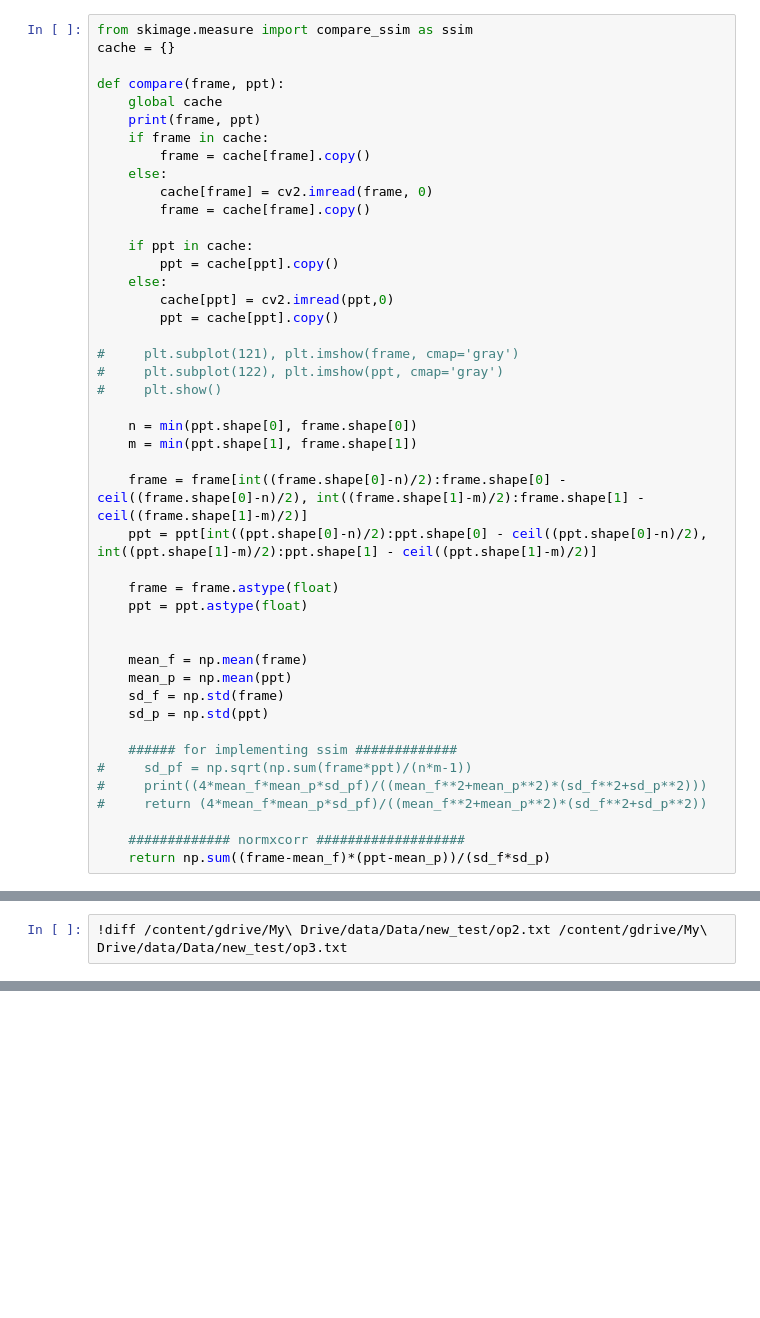
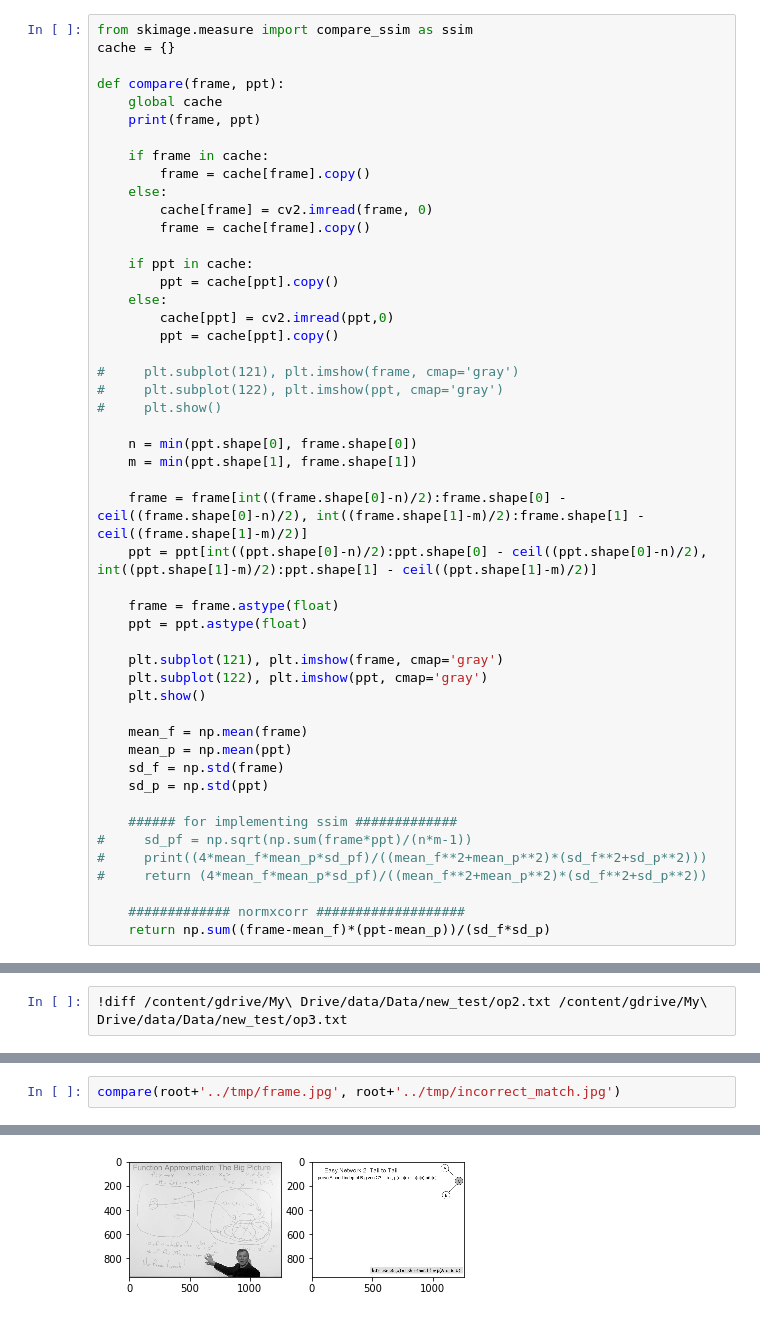
Before and after one commit to alti-tude/video-slide-matching, a Jupyter notebook: main.ipynb, the cells around one changed output, grey strips where cells are left out. Saved outputs shown, nothing was run; the diff lists cells and outputs as text; blank space fills up the shorter version.

```diff
--- a/main.ipynb
+++ b/main.ipynb
@@ -47,6 +57,7 @@ cache = {}
 def compare(frame, ppt):
     global cache
     print(frame, ppt)
+
     if frame in cache:
         frame = cache[frame].copy()
     else:
@@ -72,6 +83,9 @@ def compare(frame, ppt):
     frame = frame.astype(float)
     ppt = ppt.astype(float)
 
+    plt.subplot(121), plt.imshow(frame, cmap='gray')
+    plt.subplot(122), plt.imshow(ppt, cmap='gray')
+    plt.show()
 
     mean_f = np.mean(frame)
     mean_p = np.mean(ppt)
@@ -118,0 +137,3 @@ compare(root+'../tmp/frame.jpg', root+'../tmp/correct_match.jpg')
+# %%
+compare(root+'../tmp/frame.jpg', root+'../tmp/incorrect_match.jpg')
+# %% [output]
@@ -118,0 +141 @@ compare(root+'../tmp/frame.jpg', root+'../tmp/correct_match.jpg')
+[figure, added]
```
Also changed, not shown: parts of 4 cells of this notebook.
